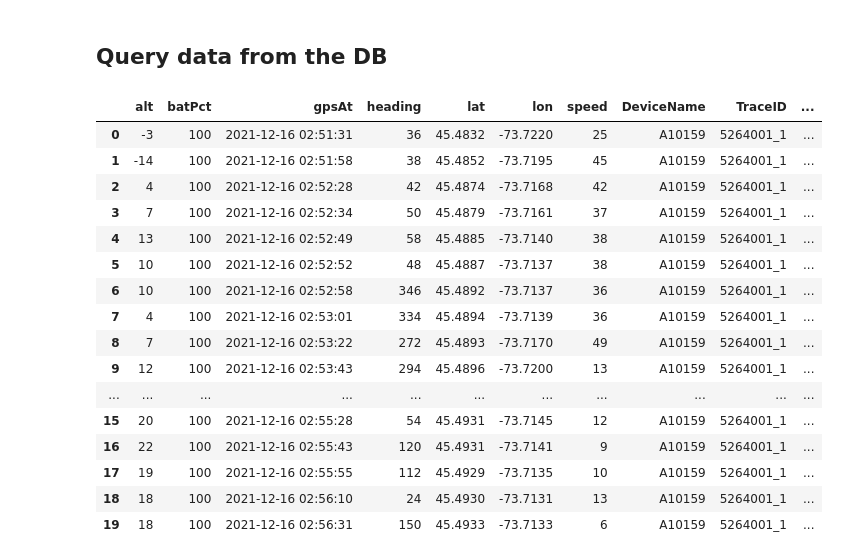
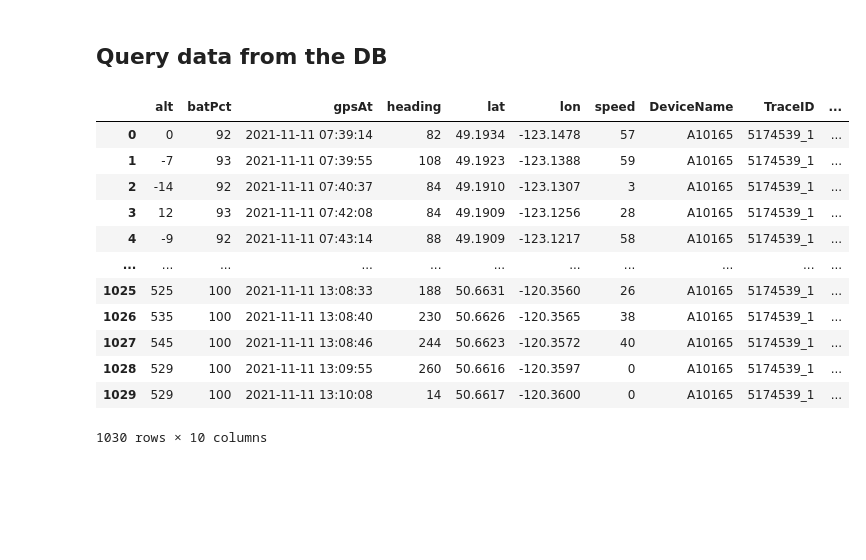
Before and after one commit to mfkiwl/GPS_Anomaly_Detection, a Jupyter notebook: Clustering Algorithms.ipynb, the cells around one changed output. Drawn from its saved outputs; the diff is of its cells as text; code cells hidden in the pictures; blank space fills up the shorter version.

```diff
--- a/Clustering Algorithms.ipynb
+++ b/Clustering Algorithms.ipynb
@@ -27,35 +27,31 @@ cur = conn.cursor()
 # %%
 # df = pd.read_sql_query('''
 # SELECT gpsAt, lat, lon, speed, DeviceName, DistanceFromArrival, t.TraceID, Duration, PlannedDuration, AddrStart, AddrEnd, TraceNo, TimeDifference, Anomaly
 # FROM Trace_A17501 t
 #     INNER JOIN A17501_Info i ON t.TraceID=i.TraceID
 # WHERE DeviceName == 'A10160' and t.TraceID = '5255375_1'
 #  ''', conn)
 # df
 
-df = pd.read_sql_query(''' Select * from Trace_A17501 Where TraceID == '5264001_1' ''', conn)
+df = pd.read_sql_query(''' Select * from Trace_A17501 Where TraceID == '5174539_1' ''', conn)
 df
 
 # df= pd.read_sql_query('''SELECT distinct traceID from Trace_A17501 where DeviceName = 'A21419' ''', conn)
 # df
 
-# df = pd.read_sql_query(''' SELECT distinct TraceID, TraceNo FROM A17501_Info WHERE PlannedDuration > 120 ''', conn)
+# df = pd.read_sql_query(''' SELECT distinct TraceID, TraceNo, PlannedDuration, Duration FROM A17501_Info WHERE PlannedDuration > 120 ''', conn)
 # df
 # %% [output]
 |  | alt | batPct | gpsAt | heading | lat | lon | speed | DeviceName | TraceID | ... |
-| 0 | -3 | 100 | 2021-12-16 02:51:31 | 36 | 45.4832 | -73.7220 | 25 | A10159 | 5264001_1 | ... |
-| 1 | -14 | 100 | 2021-12-16 02:51:58 | 38 | 45.4852 | -73.7195 | 45 | A10159 | 5264001_1 | ... |
-| 2 | 4 | 100 | 2021-12-16 02:52:28 | 42 | 45.4874 | -73.7168 | 42 | A10159 | 5264001_1 | ... |
-| 3 | 7 | 100 | 2021-12-16 02:52:34 | 50 | 45.4879 | -73.7161 | 37 | A10159 | 5264001_1 | ... |
-| 4 | 13 | 100 | 2021-12-16 02:52:49 | 58 | 45.4885 | -73.7140 | 38 | A10159 | 5264001_1 | ... |
-| 5 | 10 | 100 | 2021-12-16 02:52:52 | 48 | 45.4887 | -73.7137 | 38 | A10159 | 5264001_1 | ... |
-| 6 | 10 | 100 | 2021-12-16 02:52:58 | 346 | 45.4892 | -73.7137 | 36 | A10159 | 5264001_1 | ... |
-| 7 | 4 | 100 | 2021-12-16 02:53:01 | 334 | 45.4894 | -73.7139 | 36 | A10159 | 5264001_1 | ... |
-| 8 | 7 | 100 | 2021-12-16 02:53:22 | 272 | 45.4893 | -73.7170 | 49 | A10159 | 5264001_1 | ... |
-| 9 | 12 | 100 | 2021-12-16 02:53:43 | 294 | 45.4896 | -73.7200 | 13 | A10159 | 5264001_1 | ... |
+| 0 | 0 | 92 | 2021-11-11 07:39:14 | 82 | 49.1934 | -123.1478 | 57 | A10165 | 5174539_1 | ... |
+| 1 | -7 | 93 | 2021-11-11 07:39:55 | 108 | 49.1923 | -123.1388 | 59 | A10165 | 5174539_1 | ... |
+| 2 | -14 | 92 | 2021-11-11 07:40:37 | 84 | 49.1910 | -123.1307 | 3 | A10165 | 5174539_1 | ... |
+| 3 | 12 | 93 | 2021-11-11 07:42:08 | 84 | 49.1909 | -123.1256 | 28 | A10165 | 5174539_1 | ... |
+| 4 | -9 | 92 | 2021-11-11 07:43:14 | 88 | 49.1909 | -123.1217 | 58 | A10165 | 5174539_1 | ... |
 | ... | ... | ... | ... | ... | ... | ... | ... | ... | ... | ... |
-| 15 | 20 | 100 | 2021-12-16 02:55:28 | 54 | 45.4931 | -73.7145 | 12 | A10159 | 5264001_1 | ... |
-| 16 | 22 | 100 | 2021-12-16 02:55:43 | 120 | 45.4931 | -73.7141 | 9 | A10159 | 5264001_1 | ... |
-| 17 | 19 | 100 | 2021-12-16 02:55:55 | 112 | 45.4929 | -73.7135 | 10 | A10159 | 5264001_1 | ... |
-| 18 | 18 | 100 | 2021-12-16 02:56:10 | 24 | 45.4930 | -73.7131 | 13 | A10159 | 5264001_1 | ... |
-| 19 | 18 | 100 | 2021-12-16 02:56:31 | 150 | 45.4933 | -73.7133 | 6 | A10159 | 5264001_1 | ... |
+| 1025 | 525 | 100 | 2021-11-11 13:08:33 | 188 | 50.6631 | -120.3560 | 26 | A10165 | 5174539_1 | ... |
+| 1026 | 535 | 100 | 2021-11-11 13:08:40 | 230 | 50.6626 | -120.3565 | 38 | A10165 | 5174539_1 | ... |
+| 1027 | 545 | 100 | 2021-11-11 13:08:46 | 244 | 50.6623 | -120.3572 | 40 | A10165 | 5174539_1 | ... |
+| 1028 | 529 | 100 | 2021-11-11 13:09:55 | 260 | 50.6616 | -120.3597 | 0 | A10165 | 5174539_1 | ... |
+| 1029 | 529 | 100 | 2021-11-11 13:10:08 | 14 | 50.6617 | -120.3600 | 0 | A10165 | 5174539_1 | ... |
+1030 rows × 10 columns
```
Also changed, not shown: parts of 11 cells of this notebook, 2 other files.
